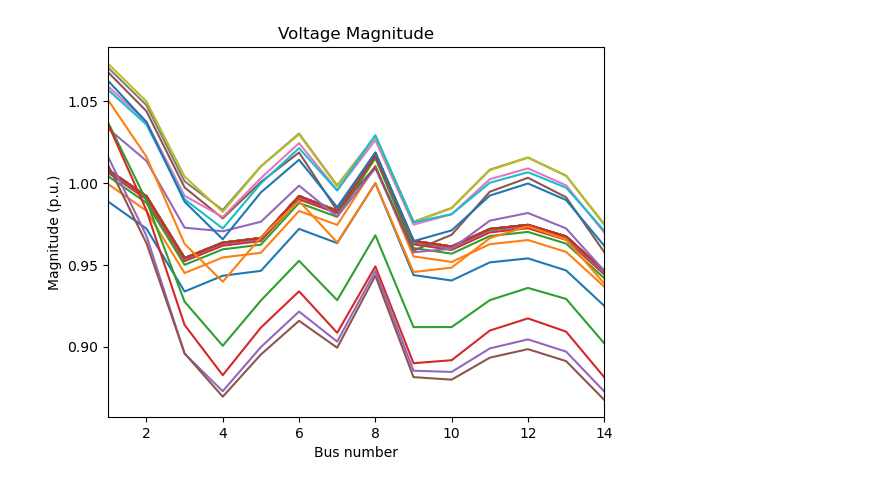
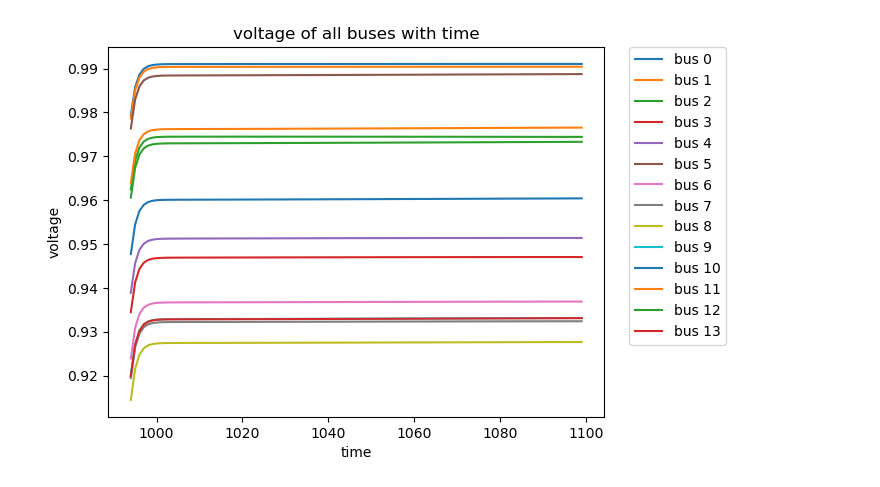
Before and after one commit to ayush-thakur/DSE_IEEE_14_bus, a Jupyter notebook: DSE_UKF_2.ipynb, the cells around one changed output. Cells and saved outputs as stored; diff of their text form; code cells hidden in the pictures.

Commit message:
tested for fault and trip data     modified:   DSE_UKF_2.ipynb 	modified:   csv_modulation.ipynb

```diff
--- a/DSE_UKF_2.ipynb
+++ b/DSE_UKF_2.ipynb
@@ -394,7 +394,7 @@ def fx(x, dt):
     # print(FdotX)
     return FdotX
 # %%
-Pi= pd.read_csv("C:/Users/hp\Downloads/CaseNum_245Results_fault_modified.csv")
+Pi= pd.read_csv("C:/Users/hp/Downloads/Data/Topology csv files1_modified/CaseNum_700Results_modified.csv")
 nbus=14;
 Pi= Pi.to_numpy();
 num=14
@@ -426,43 +426,60 @@ kf.Q = np.eye(dim_x) * 1e-5# process noise covariance matrix
 kf.R = np.eye(dim_z) * 1e-6 # measurement noise covariance matrix
 c=0
 
-for i in range (990,1040):
+#doing for bus1
+x_g=[]
+y_g=[]
+for i2 in range(14):
+    y_g.append([])
+for i in range (990,1100):
     # h1=Hx(kf.x)
     zdata = zdatas(i)
     z1 = zdata[:,2]
     z= np.zeros(41)
     for i1 in range (41):
         z[i1]=z1[i1]
     kf.predict() # predict step
     kf.update(z) # update step
 
 
      # ++++++++++++++++++++++
     # Presenting the results
     # ===================
 
     # print(i,end="  ")
     # print("state \n\n",kf.x[13:])
 
     c+=1
     if(c>4):
-        plot.plot(range(1,nbus+1),kf.x[13:],label=f'{i}')
+        for i1 in range(13,27):
+            y_g[i1-13].append(kf.x[i1])
+
+        x_g.append(i)
+
+        # plot.plot(range(1,nbus+1),kf.x[13:],label=f'{i}')
     # if(i%1000==0):
     # plot.title('Voltage Magnitude')
     # plot.xlabel('Bus number')
     # plot.ylabel('Magnitude (p.u.)')
     # plot.xlim(1,nbus)
     # plot.show()
 
 
 
     # ++++++++++++++++++++++
     # end of the results
     # ===================
-plot.title('Voltage Magnitude')
-plot.xlabel('Bus number')
-plot.ylabel('Magnitude (p.u.)')
-plot.xlim(1,nbus)
+for i2 in range(14):
+    plot.plot(x_g,y_g[i2],label=f'bus {i2}')
+plot.title('voltage of all buses with time')
+plot.xlabel('time')
+plot.ylabel('voltage')
+plot.legend(bbox_to_anchor=(1.05,1),loc='upper left', borderaxespad=0)
 plot.show()
+# plot.title('Voltage Magnitude')
+# plot.xlabel('Bus number')
+# plot.ylabel('Magnitude (p.u.)')
+# plot.xlim(1,nbus)
+# plot.show()
 # %% [output]
-[figure, old version]
+[figure, new version]
```
Also changed, not shown: 1 other file.
